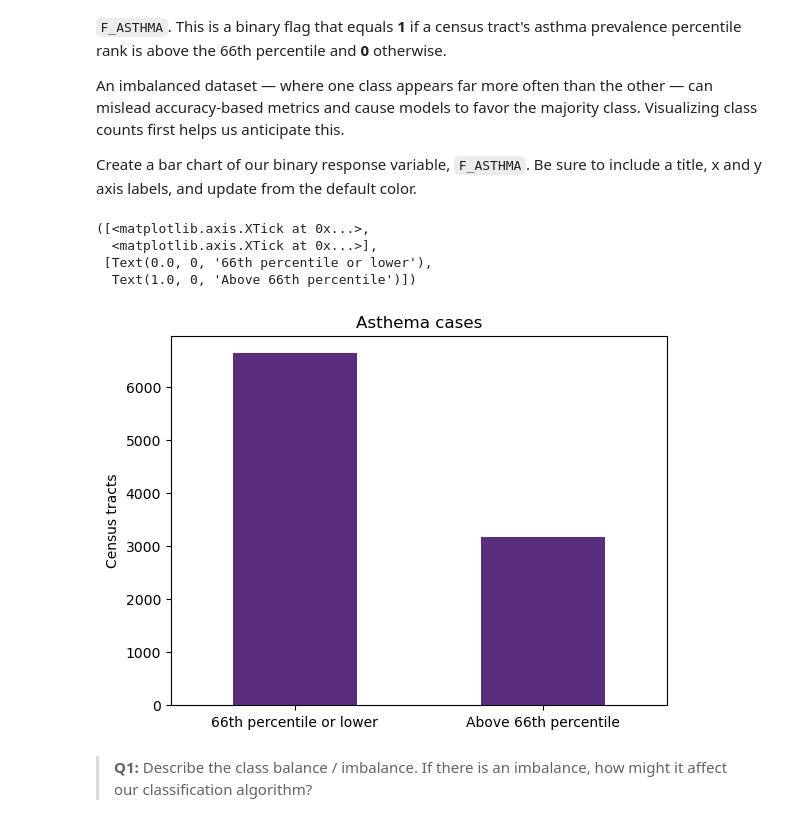
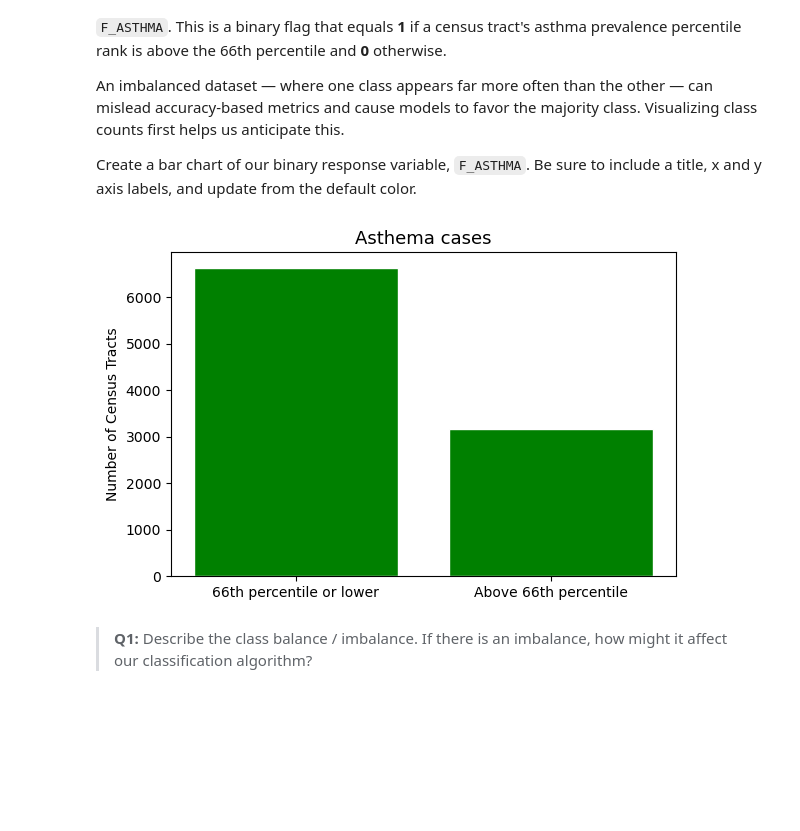
Before and after one commit to kylienewcomer/eds232-assignment-2, a Jupyter notebook: hw2-task2.ipynb, the cells around one changed output. Saved outputs shown, nothing was run; the diff lists cells and outputs as text; code cells hidden in the pictures; blank space fills up the shorter version.

```diff
--- a/hw2-task2.ipynb
+++ b/hw2-task2.ipynb
@@ -95,23 +95,17 @@ An imbalanced dataset — where one class appears far more often than the other
 Create a bar chart of our binary response variable, `F_ASTHMA`. Be sure to include a title, x and y axis labels, and update from the default color.
 # %%
 # Create plot
-df['F_ASTHMA'].value_counts().plot(kind = "bar", color = "#5a2d7d")
+counts = df['F_ASTHMA'].value_counts().sort_index()
+labels = ["66th percentile or lower", "Above 66th percentile"]
 
-# Label axes and add title
-plt.title("Asthema cases")
-plt.xlabel("")
-plt.ylabel("Census tracts")
-
-#
-plt.xticks(ticks = [0.0, 1.0],
-           labels = ["66th percentile or lower", "Above 66th percentile"],
-           rotation = 0)
+fig, ax = plt.subplots(figsize=(6, 4))
+ax.bar(labels, counts.values, color="green", edgecolor='white')
+ax.set_title('Asthema cases', fontsize=13)
+ax.set_ylabel('Number of Census Tracts')
+plt.tight_layout()
+plt.show()
 # %% [output]
-([<matplotlib.axis.XTick at 0x...>,
-  <matplotlib.axis.XTick at 0x...>],
- [Text(0.0, 0, '66th percentile or lower'),
-  Text(1.0, 0, 'Above 66th percentile')])
-[figure, old version]
+[figure, new version]
 # %% [markdown]
 <!-- END QUESTION -->
 
```
Also changed, not shown: parts of 10 cells of this notebook.
